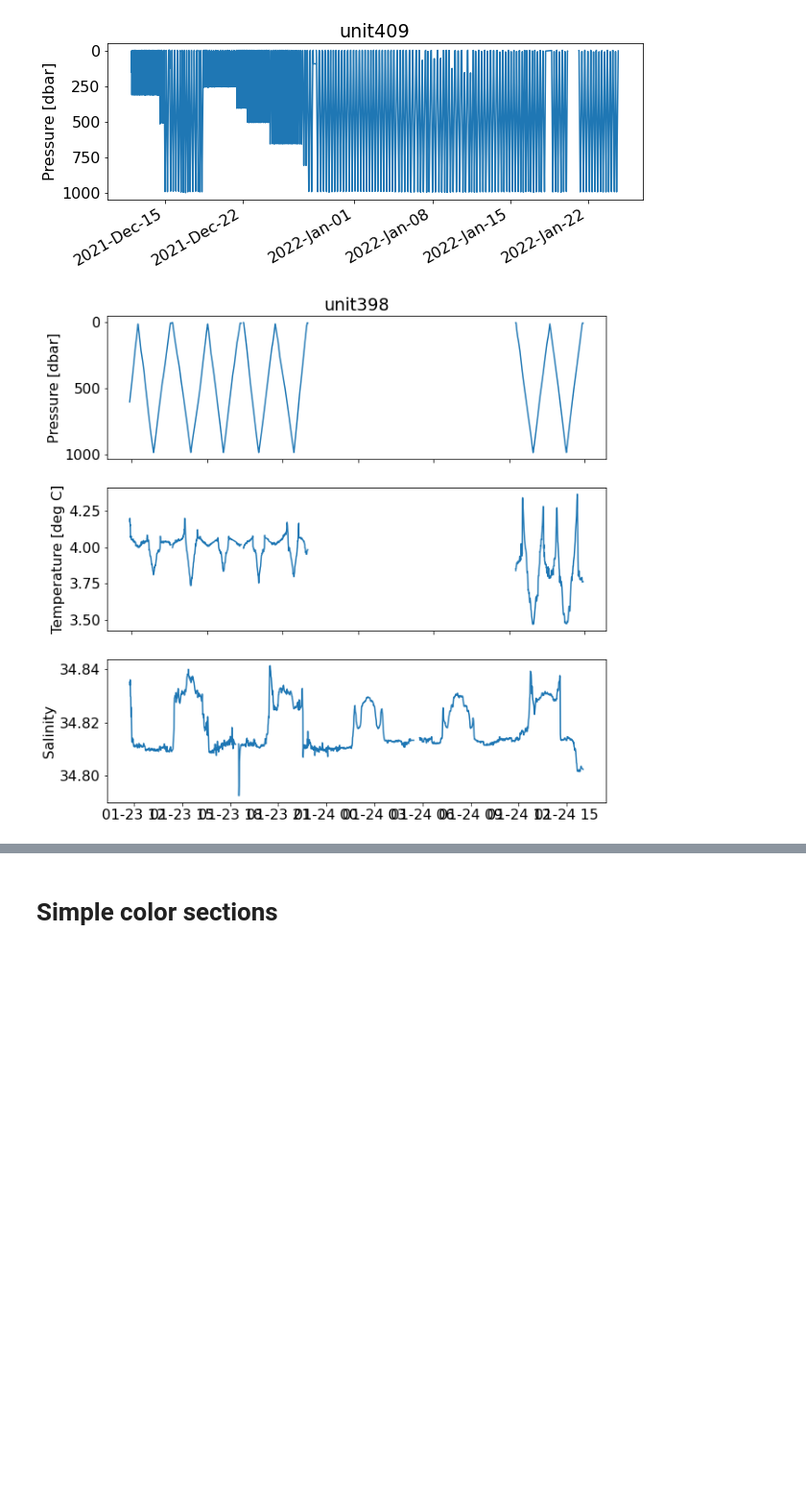
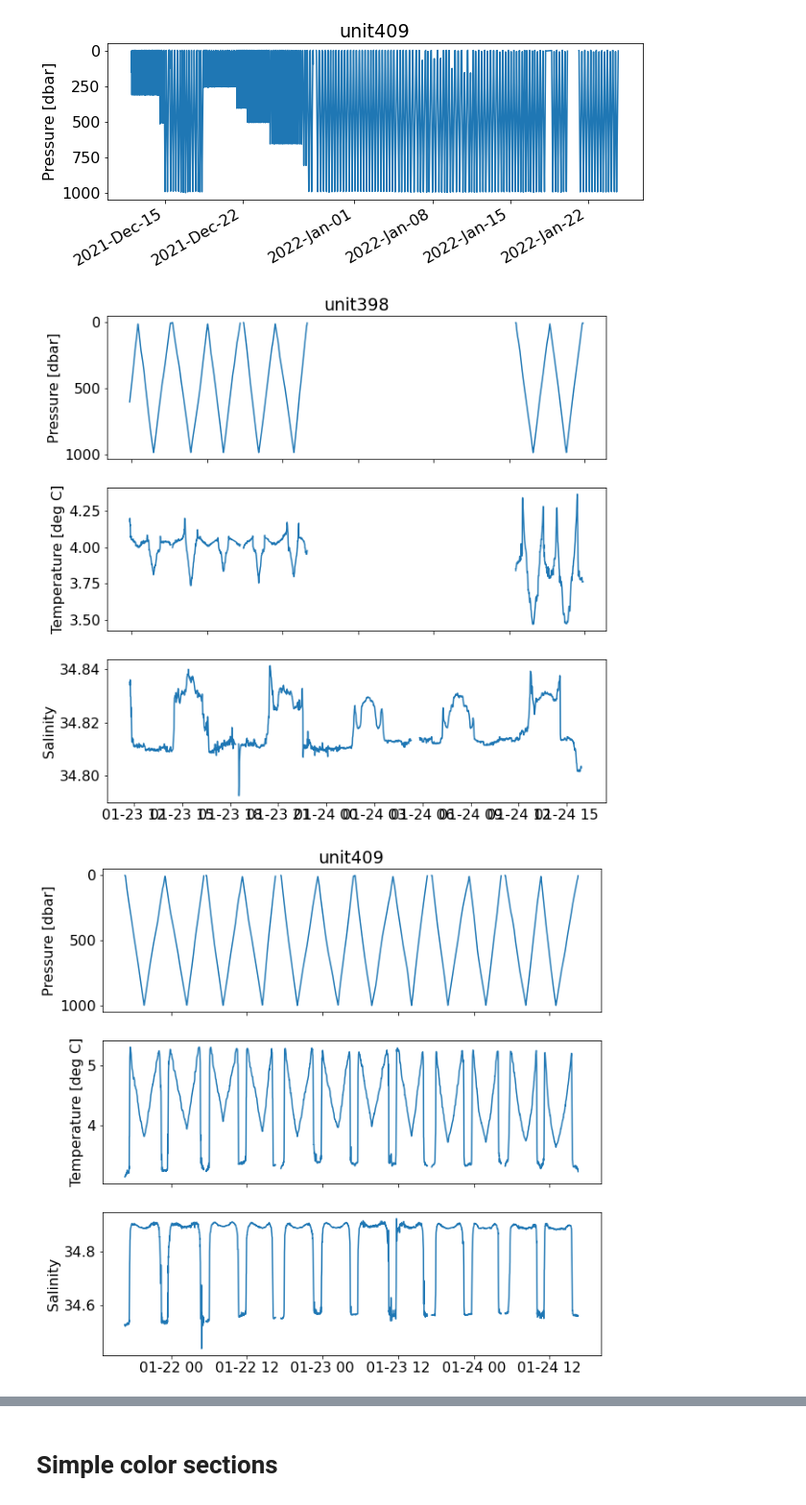
Before and after one commit to eleanorfrajka/c2_slocum, a Jupyter notebook: 02-code/04-visualise.ipynb, the cells around one changed output, grey strips where cells are left out. Shown at 96% size. Cells and saved outputs as stored; diff of their text form; code cells hidden in the pictures; blank space fills up the shorter version.

```diff
--- a/02-code/04-visualise.ipynb
+++ b/02-code/04-visualise.ipynb
@@ -96,9 +110,10 @@ plot_pressure(unit409,'unit409')
 # %%
 # Plot most recent 3 days
 plot_tseries(unit398,3,'unit398')
-#plot_tseries(unit409,3,'unit409')
+plot_tseries(unit409,3,'unit409')
 # %% [output]
 [figure]
+[figure, added]
 # %%
 ndays=1
 plot_profiles(unit398,ndays,'unit398')
```
Also changed, not shown: parts of 22 cells of this notebook, 5 other files.
